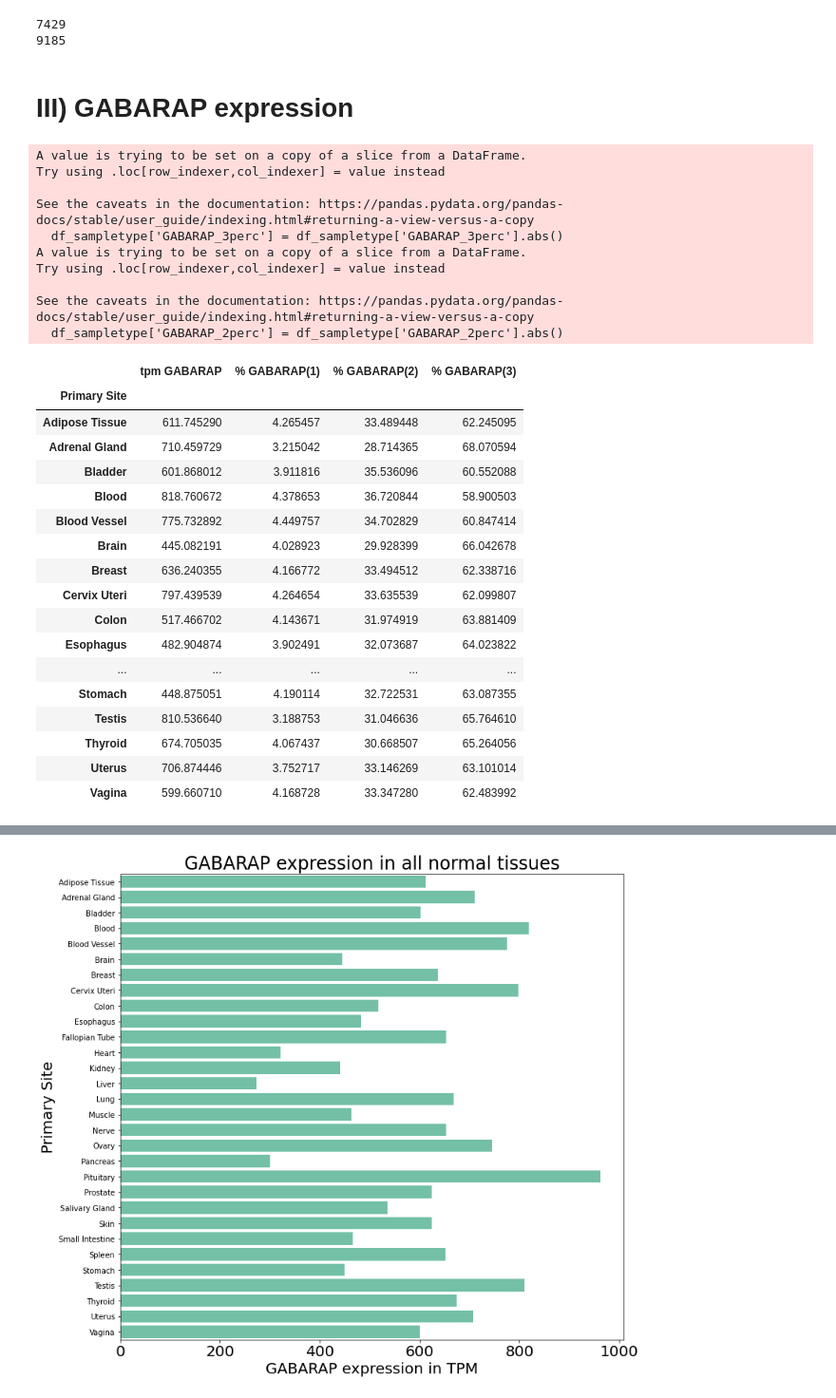
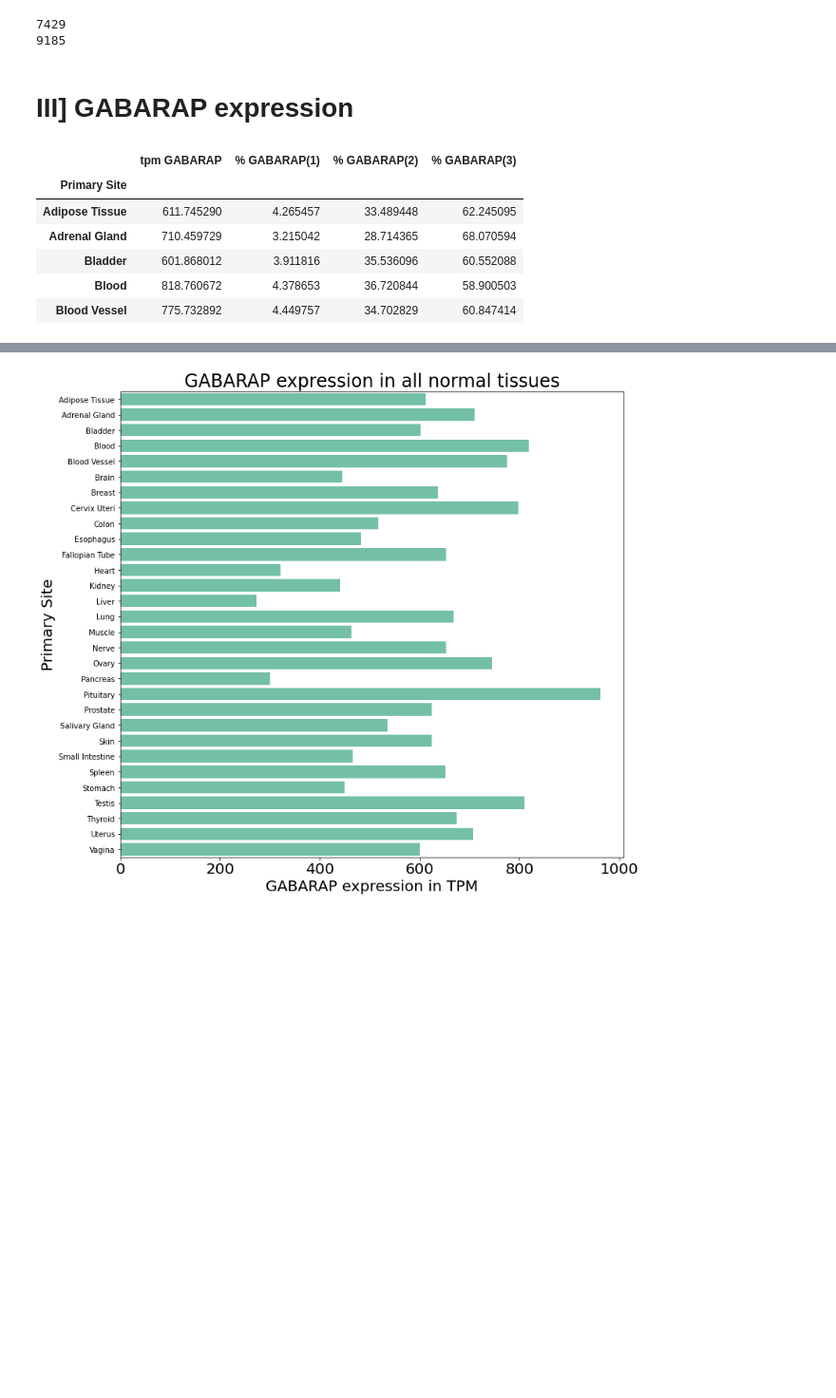
Before and after one commit to Keviosta/Article_short_isoform_ATG7_private, a Jupyter notebook: GABARAP/gabarap_all_tissue/GABARAP_characterisation/all_organs_GABARAPL_characterisation.ipynb, the cells around one changed output, grey strips where cells are left out. Shown at 95% size. Cells and saved outputs as stored; diff of their text form; code cells hidden in the pictures; blank space fills up the shorter version.

```diff
--- a/GABARAP/gabarap_all_tissue/GABARAP_characterisation/all_organs_GABARAPL_characterisation.ipynb
+++ b/GABARAP/gabarap_all_tissue/GABARAP_characterisation/all_organs_GABARAPL_characterisation.ipynb
@@ -40,61 +40,37 @@ print(len(df_GABARAP_Primary))
 7429
 9185
 # %% [markdown]
-# III) GABARAP expression
+# III] GABARAP expression
 # %%
 # df with only Normal
 df_sampletype= df_GABARAP_Normal[['Primary_Site',
                                'GABARAP_total',
                                'GABARAP_1perc',
                                'GABARAP_2perc',
                                'GABARAP_3perc']]
 
-df_sampletype['GABARAP_3perc'] = df_sampletype['GABARAP_3perc'].abs()
-df_sampletype['GABARAP_2perc'] = df_sampletype['GABARAP_2perc'].abs()
+df_sampletype = df_sampletype.assign(GABARAP_3perc = df_sampletype['GABARAP_3perc'].abs(),
+                                     GABARAP_2perc = df_sampletype['GABARAP_2perc'].abs())
 
 #Column rename
 df_sampletype = df_sampletype.rename(columns = {'Primary_Site' : 'Primary Site',
                                         'GABARAP_total': 'tpm GABARAP',
                                         'GABARAP_1perc' : "% GABARAP(1)",
                                         'GABARAP_2perc' : "% GABARAP(2)",
                                         'GABARAP_3perc' : "% GABARAP(3)"})
 
 #Groupby to have merge of all the primary site
 df_sampletype= df_sampletype.groupby('Primary Site').agg(numpy.mean)
 
-#To not have 1E-06 I change it to zero
-df_sampletype['% GABARAP(3)']['Fallopian Tube'] = 0
-
-df_sampletype
+df_sampletype.head()
 # %% [output]
-A value is trying to be set on a copy of a slice from a DataFrame.
-Try using .loc[row_indexer,col_indexer] = value instead
-
-See the caveats in the documentation: https://pandas.pydata.org/pandas-docs/stable/user_guide/indexing.html#returning-a-view-versus-a-copy
-  df_sampletype['GABARAP_3perc'] = df_sampletype['GABARAP_3perc'].abs()
-A value is trying to be set on a copy of a slice from a DataFrame.
-Try using .loc[row_indexer,col_indexer] = value instead
-
-See the caveats in the documentation: https://pandas.pydata.org/pandas-docs/stable/user_guide/indexing.html#returning-a-view-versus-a-copy
-  df_sampletype['GABARAP_2perc'] = df_sampletype['GABARAP_2perc'].abs()
 |  | tpm GABARAP | % GABARAP(1) | % GABARAP(2) | % GABARAP(3) |
 | Primary Site |  |  |  |  |
 | Adipose Tissue | 611.745290 | 4.265457 | 33.489448 | 62.245095 |
 | Adrenal Gland | 710.459729 | 3.215042 | 28.714365 | 68.070594 |
 | Bladder | 601.868012 | 3.911816 | 35.536096 | 60.552088 |
 | Blood | 818.760672 | 4.378653 | 36.720844 | 58.900503 |
 | Blood Vessel | 775.732892 | 4.449757 | 34.702829 | 60.847414 |
-| Brain | 445.082191 | 4.028923 | 29.928399 | 66.042678 |
-| Breast | 636.240355 | 4.166772 | 33.494512 | 62.338716 |
-| Cervix Uteri | 797.439539 | 4.264654 | 33.635539 | 62.099807 |
-| Colon | 517.466702 | 4.143671 | 31.974919 | 63.881409 |
-| Esophagus | 482.904874 | 3.902491 | 32.073687 | 64.023822 |
-| ... | ... | ... | ... | ... |
-| Stomach | 448.875051 | 4.190114 | 32.722531 | 63.087355 |
-| Testis | 810.536640 | 3.188753 | 31.046636 | 65.764610 |
-| Thyroid | 674.705035 | 4.067437 | 30.668507 | 65.264056 |
-| Uterus | 706.874446 | 3.752717 | 33.146269 | 63.101014 |
-| Vagina | 599.660710 | 4.168728 | 33.347280 | 62.483992 |
 # %%
 HeatMap_df_sampletype = df_sampletype[['% GABARAP(1)', '% GABARAP(2)', '% GABARAP(3)']]
 heatmap = seaborn.heatmap(HeatMap_df_sampletype, annot=True, cmap="crest", linewidths=.5)
```
Also changed, not shown: parts of 6 cells of this notebook, 1 other file.
